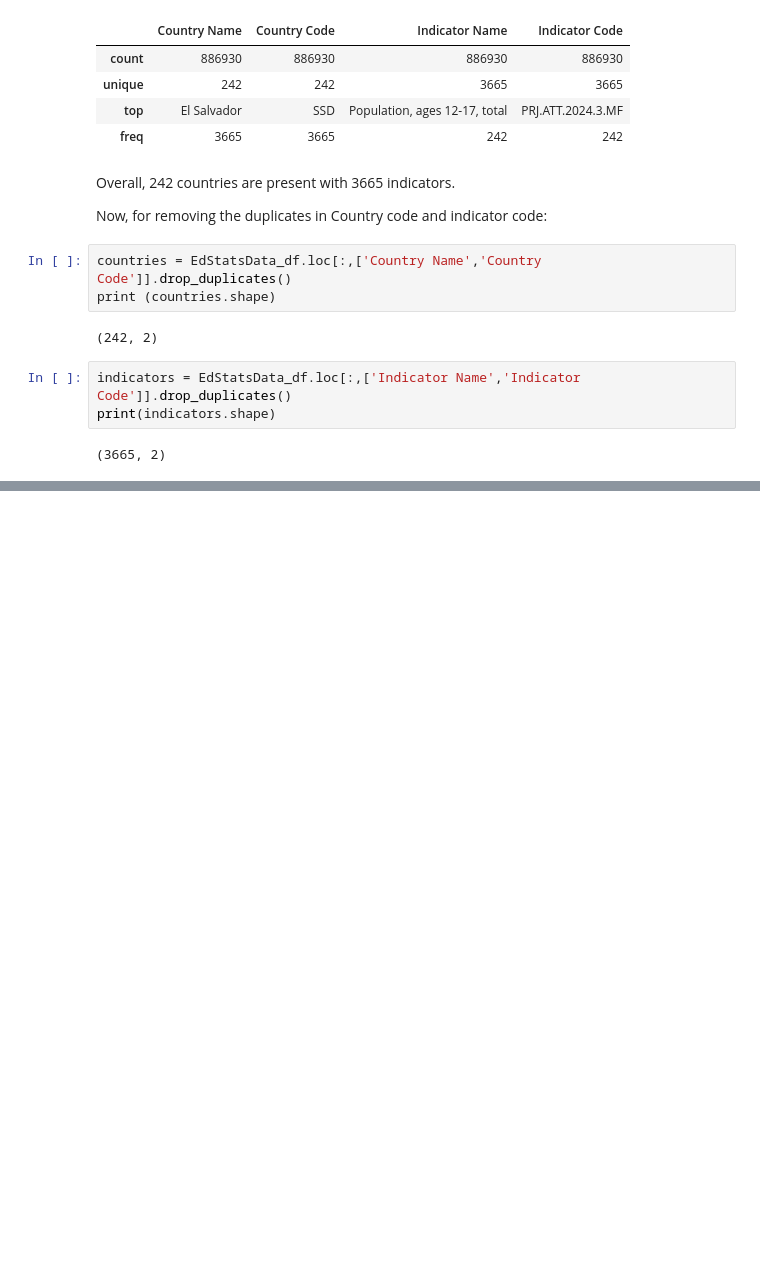
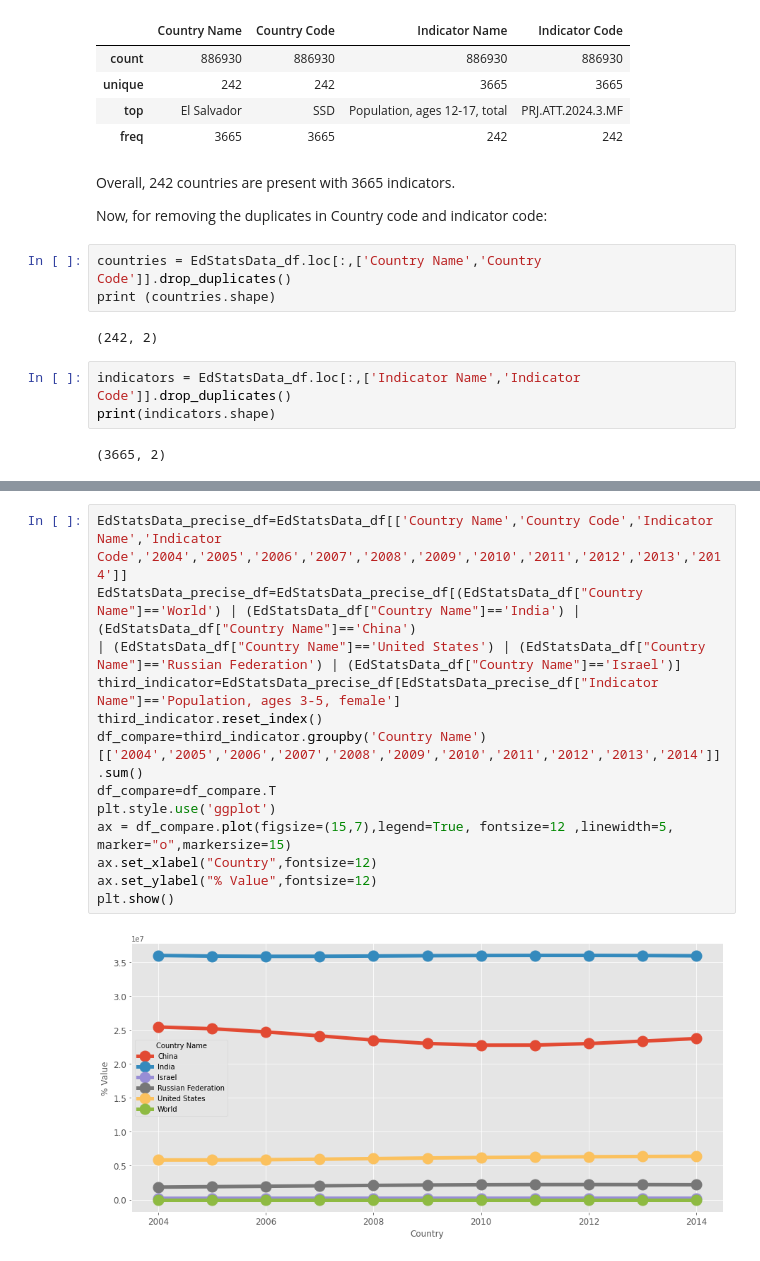
Before and after one commit to vanshika7-max/World-Bank-Education-Stats, a Jupyter notebook: Vanshika_Raj_Team_7_Capstone_Project.ipynb, the cells around one changed output, grey strips where cells are left out. Saved outputs shown, nothing was run; the diff lists cells and outputs as text; blank space fills up the shorter version.

```diff
--- a/Vanshika_Raj_Team_7_Capstone_Project.ipynb
+++ b/Vanshika_Raj_Team_7_Capstone_Project.ipynb
@@ -247,0 +310,15 @@ Text(0.5, 0, 'Topic')
+# %%
+EdStatsData_precise_df=EdStatsData_df[['Country Name','Country Code','Indicator Name','Indicator Code','2004','2005','2006','2007','2008','2009','2010','2011','2012','2013','2014']]
+EdStatsData_precise_df=EdStatsData_precise_df[(EdStatsData_df["Country Name"]=='World') | (EdStatsData_df["Country Name"]=='India') | (EdStatsData_df["Country Name"]=='China')
+| (EdStatsData_df["Country Name"]=='United States') | (EdStatsData_df["Country Name"]=='Russian Federation') | (EdStatsData_df["Country Name"]=='Israel')]
+third_indicator=EdStatsData_precise_df[EdStatsData_precise_df["Indicator Name"]=='Population, ages 3-5, female']
+third_indicator.reset_index()
+df_compare=third_indicator.groupby('Country Name')[['2004','2005','2006','2007','2008','2009','2010','2011','2012','2013','2014']].sum()
+df_compare=df_compare.T
+plt.style.use('ggplot')
+ax = df_compare.plot(figsize=(15,7),legend=True, fontsize=12 ,linewidth=5, marker="o",markersize=15)
+ax.set_xlabel("Country",fontsize=12)
+ax.set_ylabel("% Value",fontsize=12)
+plt.show()
+# %% [output]
+[figure, added]
```
Also changed, not shown: parts of 22 cells of this notebook.
